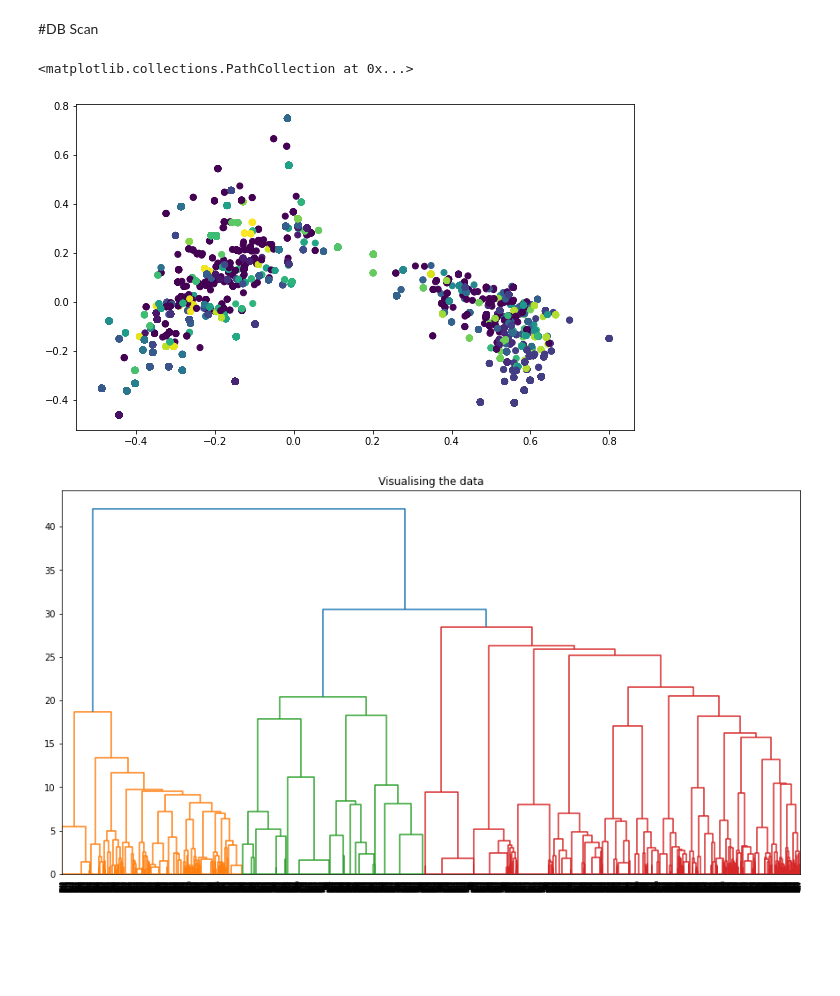
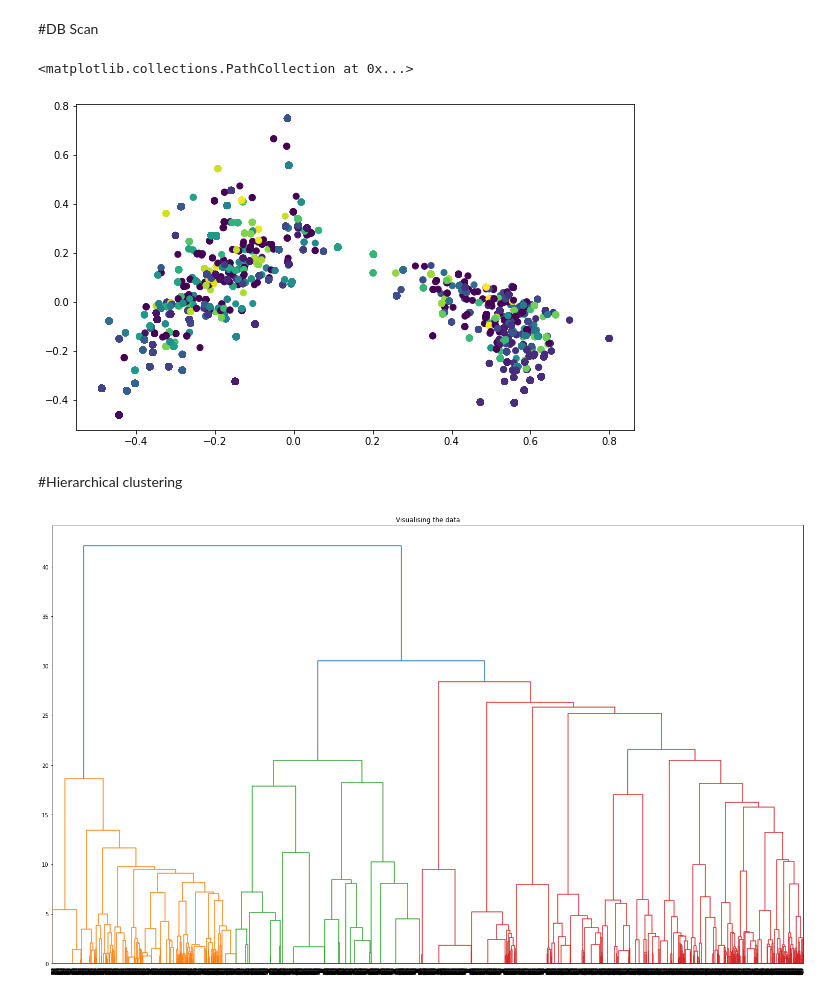
Before and after one commit to Zeeshan00789/NETFLIX-MOVIES-AND-TV-SHOWS-CLUSTERING-, a Jupyter notebook: NETFLIX_MOVIES_AND_TV_SHOWS_CLUSTERING.ipynb, the cells around one changed output. Saved outputs shown, nothing was run; the diff lists cells and outputs as text; code cells hidden in the pictures; blank space fills up the shorter version.

```diff
--- a/NETFLIX_MOVIES_AND_TV_SHOWS_CLUSTERING.ipynb
+++ b/NETFLIX_MOVIES_AND_TV_SHOWS_CLUSTERING.ipynb
@@ -1132,16 +1132,19 @@ For n_clusters = 10 The average silhouette_score is : 0.3353855130552268
 # %%
 from sklearn.cluster import DBSCAN
 from sklearn import metrics
-y_pred = DBSCAN(eps=0.5, min_samples=20).fit_predict(X)
+y_pred = DBSCAN(eps=0.5, min_samples=10).fit_predict(X)
 plt.figure(figsize=(10,6))
 plt.scatter(X[:,0], X[:,1], c=y_pred)
 # %% [output]
 <matplotlib.collections.PathCollection at 0x...>
-[figure, old version]
+[figure, new version]
+# %% [markdown]
+#Hierarchical clustering
 # %%
 import scipy.cluster.hierarchy as shc
-plt.figure(figsize =(15, 8))
+plt.figure(figsize =(25, 15))
 plt.title('Visualising the data')
 Dendrogram = shc.dendrogram((shc.linkage(X, method ='ward')))
+plt.xtick(rotation=90)
 # %% [output]
-[figure, old version]
+[figure, new version]
```
Also changed, not shown: parts of 1 cell of this notebook.
